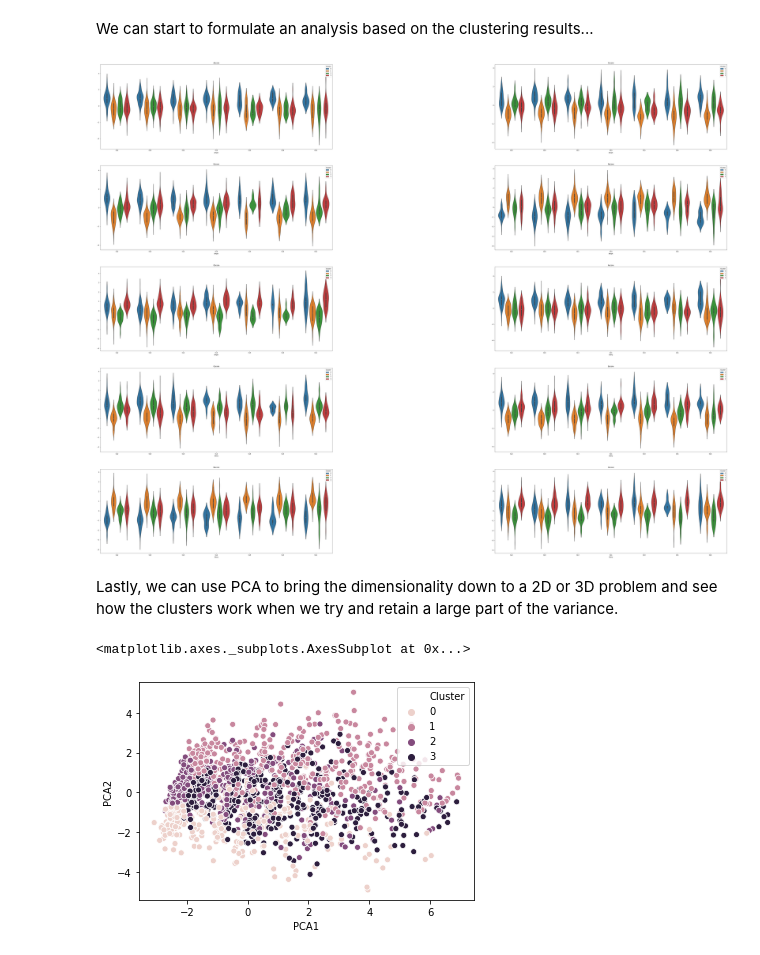
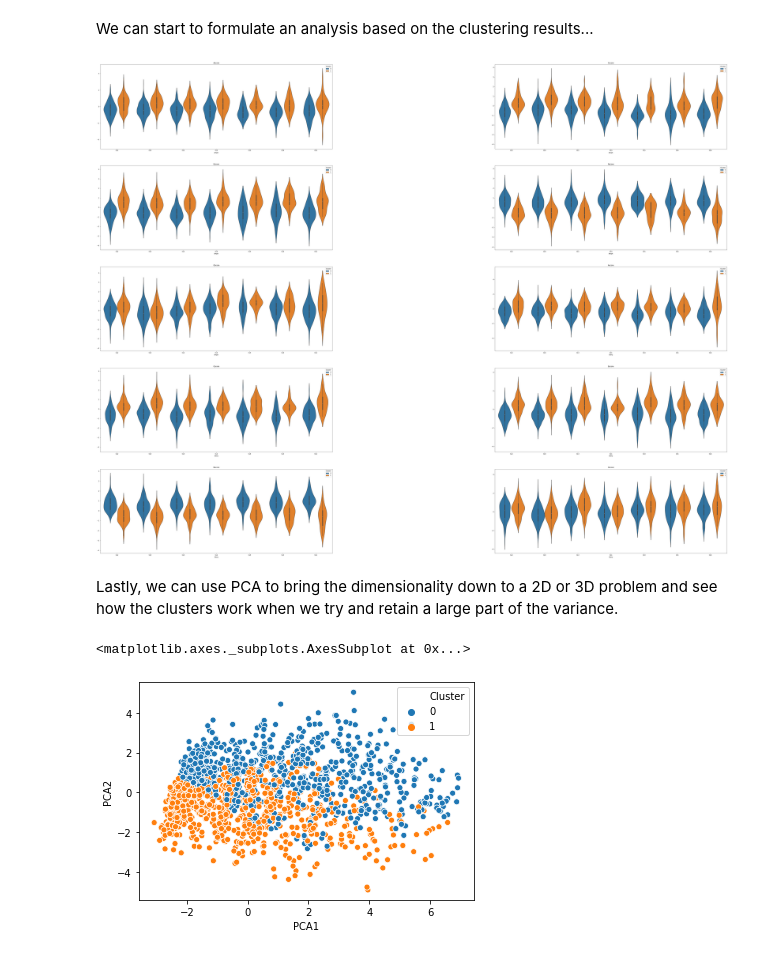
Before and after one commit to Rasamps/drug-misuse, a Jupyter notebook: cluster_kproto.ipynb, the cells around one changed output. Saved outputs shown, nothing was run; the diff lists cells and outputs as text; code cells hidden in the pictures.

```diff
--- a/cluster_kproto.ipynb
+++ b/cluster_kproto.ipynb
@@ -49,7 +49,7 @@ import matplotlib.pyplot as plt
 scores = []
 nums = []
 
-for i in range(3,11):
+for i in range(2,11):
   scores.append(do_kproto(i,df))
   nums.append(i)
 
@@ -85,7 +85,7 @@ Based on these results, one would be quick to choose 5 clusters. But from the re
 
 We will do a deeper dive into both number of clusters.
 # %%
-final_num_clusters = [4, 5]
+final_num_clusters = [2, 5, 8]
 final_scores = []
 
 for nums in final_num_clusters:
@@ -109,7 +109,7 @@ Here we see it may be worthwhile to use 5 clusters over 5 based on the differenc
 # %%
 import numpy as np
 
-final_kproto = kprototypes.KPrototypes(n_clusters = 4, max_iter = 200, init = 'Cao', n_init = 50,
+final_kproto = kprototypes.KPrototypes(n_clusters = 2, max_iter = 200, init = 'Cao', n_init = 30,
                                        verbose = 1)
 
 final_kproto.fit_predict(df, categorical = [5, 6])
@@ -204,30 +204,30 @@ for col in columns:
     ax.set_title(col)
   plot_index += 1
 # %% [output]
-[figure, old version]
+[figure, new version]
 # %% [markdown]
 Lastly, we can use PCA to bring the dimensionality down to a 2D or 3D problem and see how the clusters work when we try and retain a large part of the variance.
 # %%
 from sklearn.preprocessing import LabelEncoder
 from sklearn.decomposition import PCA
 
 le = LabelEncoder()
 pca2D = PCA(n_components = 2)
 
 encoded_data = data_with_labels
 
 cols = ['Amph','Benz']
 
-# for col in cols:
-#   encoded_data[col] = le.fit_transform(encoded_data[col])
+for col in cols:
+  encoded_data[col] = le.fit_transform(encoded_data[col])
 
 clusters = encoded_data.filter(items = ['Cluster'])
 
 cluster_2D_results = pca2D.fit_transform(encoded_data.drop(columns = ['Cluster']))
 data_to_plot = pd.DataFrame(data= cluster_2D_results, columns = ['PCA1','PCA2'])
 data_to_plot = pd.concat((data_to_plot,clusters),axis = 1)
 
 sns.scatterplot(x = 'PCA1', y = 'PCA2', hue = 'Cluster', data = data_to_plot)
 # %% [output]
 <matplotlib.axes._subplots.AxesSubplot at 0x...>
-[figure, old version]
+[figure, new version]
```
Also changed, not shown: parts of 6 cells of this notebook.
